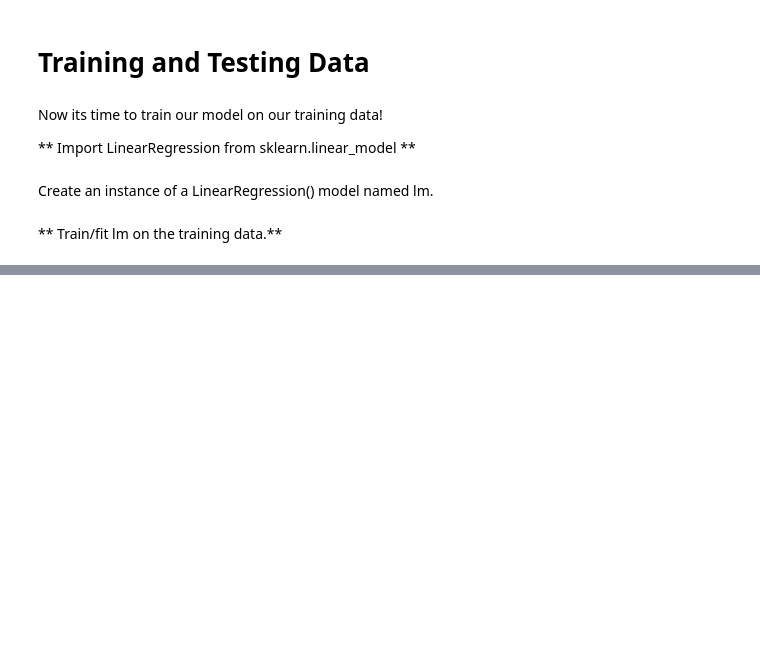
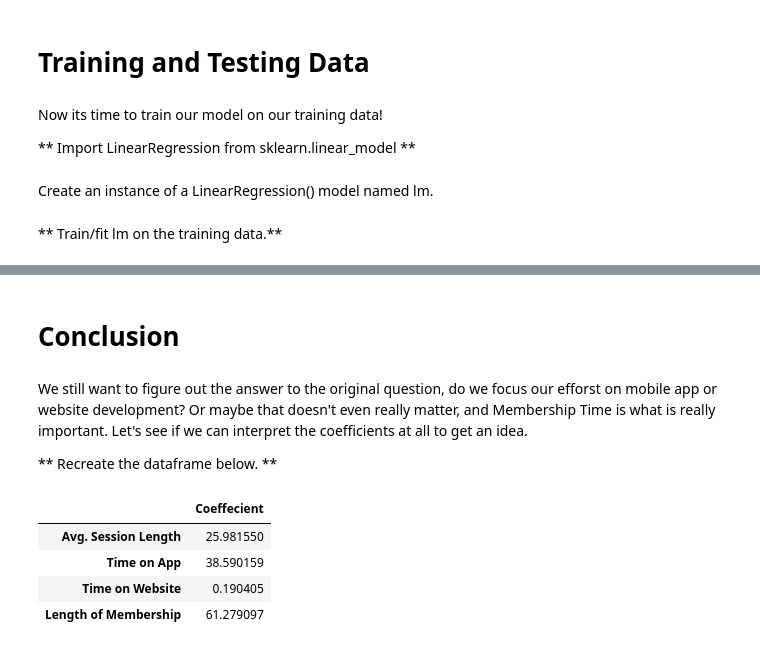
Before and after one commit to iamtarunshyam/ML101, a Jupyter notebook: 2) Regression/Linear Regression/Amazon.ipynb, the cells around one changed output, grey strips where cells are left out. Drawn from its saved outputs; the diff is of its cells as text; code cells hidden in the pictures; blank space fills up the shorter version.

```diff
--- a/2) Regression/Linear Regression/Amazon.ipynb
+++ b/2) Regression/Linear Regression/Amazon.ipynb
@@ -136,0 +180,16 @@ NameError: name 'X_train' is not defined
+# %% [markdown]
+# Conclusion
+# %% [markdown]
+We still want to figure out the answer to the original question, do we focus our efforst on mobile app or website development? Or maybe that doesn't even really matter, and Membership Time is what is really important. Let's see if we can interpret the coefficients at all to get an idea.
+
+** Recreate the dataframe below. **
+# %%
+coeffecients = pd.DataFrame(lm.coef_,X.columns)
+coeffecients.columns = ['Coeffecient']
+coeffecients
+# %% [output]
+|  | Coeffecient |
+| Avg. Session Length | 25.981550 |
+| Time on App | 38.590159 |
+| Time on Website | 0.190405 |
+| Length of Membership | 61.279097 |
```
Also changed, not shown: parts of 15 cells of this notebook.
